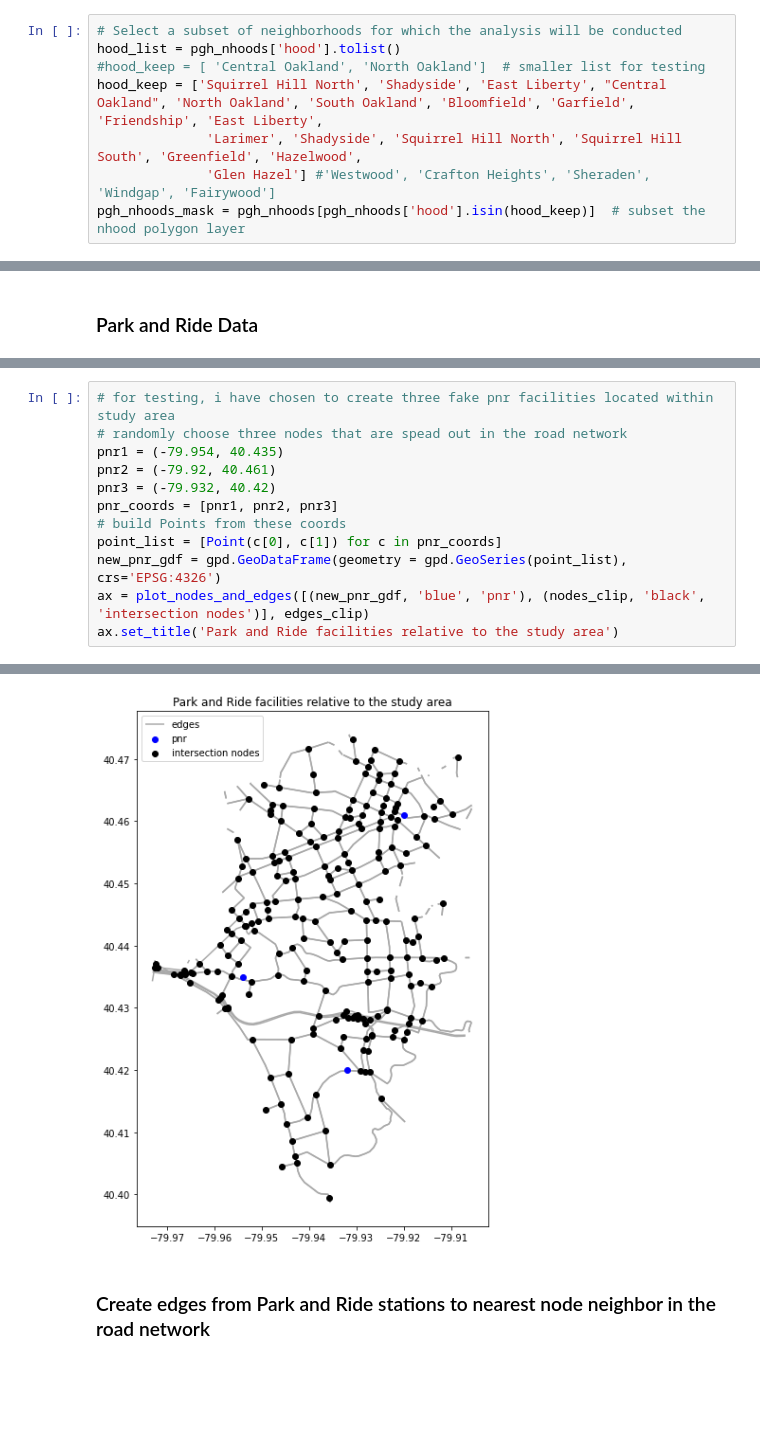
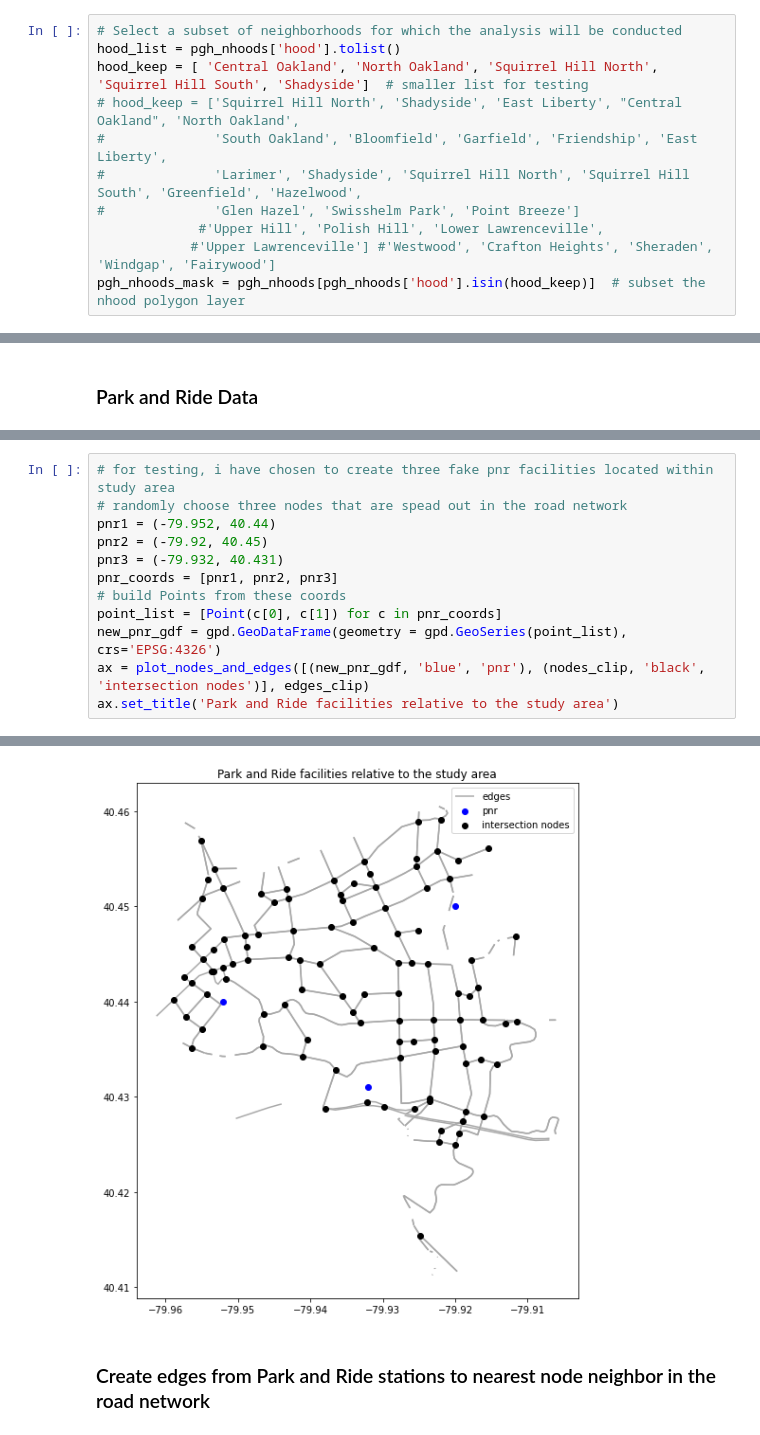
Before and after one commit to lgraff/Multimodal-Accessibility_notebooks, a Jupyter notebook: PGH_network.ipynb, the cells around one changed output, grey strips where cells are left out. Cells and saved outputs as stored; diff of their text form; blank space fills up the shorter version.

```diff
--- a/PGH_network.ipynb
+++ b/PGH_network.ipynb
@@ -166,10 +167,13 @@ pgh_nhoods.plot()  # this is a polygon layer
 # %%
 # Select a subset of neighborhoods for which the analysis will be conducted
 hood_list = pgh_nhoods['hood'].tolist()
-#hood_keep = [ 'Central Oakland', 'North Oakland']  # smaller list for testing
-hood_keep = ['Squirrel Hill North', 'Shadyside', 'East Liberty', "Central Oakland", 'North Oakland', 'South Oakland', 'Bloomfield', 'Garfield', 'Friendship', 'East Liberty',
-              'Larimer', 'Shadyside', 'Squirrel Hill North', 'Squirrel Hill South', 'Greenfield', 'Hazelwood',
-              'Glen Hazel'] #'Westwood', 'Crafton Heights', 'Sheraden', 'Windgap', 'Fairywood']
+hood_keep = [ 'Central Oakland', 'North Oakland', 'Squirrel Hill North', 'Squirrel Hill South', 'Shadyside']  # smaller list for testing
+# hood_keep = ['Squirrel Hill North', 'Shadyside', 'East Liberty', "Central Oakland", 'North Oakland',
+#              'South Oakland', 'Bloomfield', 'Garfield', 'Friendship', 'East Liberty',
+#              'Larimer', 'Shadyside', 'Squirrel Hill North', 'Squirrel Hill South', 'Greenfield', 'Hazelwood',
+#              'Glen Hazel', 'Swisshelm Park', 'Point Breeze']
+             #'Upper Hill', 'Polish Hill', 'Lower Lawrenceville',
+            #'Upper Lawrenceville'] #'Westwood', 'Crafton Heights', 'Sheraden', 'Windgap', 'Fairywood']
 pgh_nhoods_mask = pgh_nhoods[pgh_nhoods['hood'].isin(hood_keep)]  # subset the nhood polygon layer
 # %%
 # clip the nodes: only include those within the selected neighborhoods
@@ -377,18 +391,18 @@ Text(0.5, 1.0, 'Park and Ride facilities relative to the study area')
 # %%
 # for testing, i have chosen to create three fake pnr facilities located within study area
 # randomly choose three nodes that are spead out in the road network
-pnr1 = (-79.954, 40.435)
-pnr2 = (-79.92, 40.461)
-pnr3 = (-79.932, 40.42)
+pnr1 = (-79.952, 40.44)
+pnr2 = (-79.92, 40.45)
+pnr3 = (-79.932, 40.431)
 pnr_coords = [pnr1, pnr2, pnr3]
 # build Points from these coords
 point_list = [Point(c[0], c[1]) for c in pnr_coords]
 new_pnr_gdf = gpd.GeoDataFrame(geometry = gpd.GeoSeries(point_list), crs='EPSG:4326')
 ax = plot_nodes_and_edges([(new_pnr_gdf, 'blue', 'pnr'), (nodes_clip, 'black', 'intersection nodes')], edges_clip)
 ax.set_title('Park and Ride facilities relative to the study area')
 # %% [output]
 Text(0.5, 1.0, 'Park and Ride facilities relative to the study area')
-[figure, old version]
+[figure, new version]
 # %% [markdown]
 ### Create edges from Park and Ride stations to nearest node neighbor in the road network
 # %%
```
Also changed, not shown: parts of 109 cells of this notebook.
